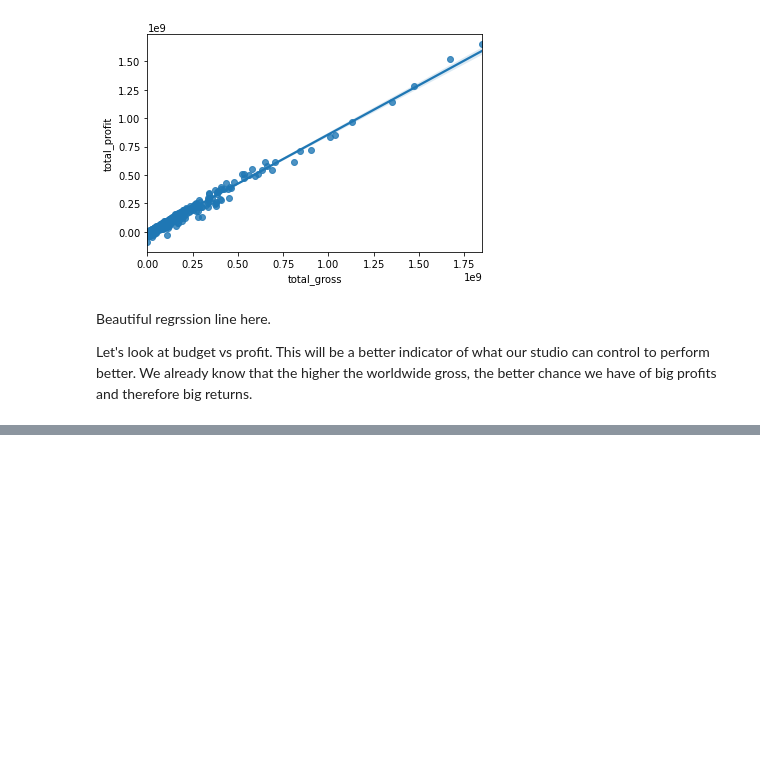
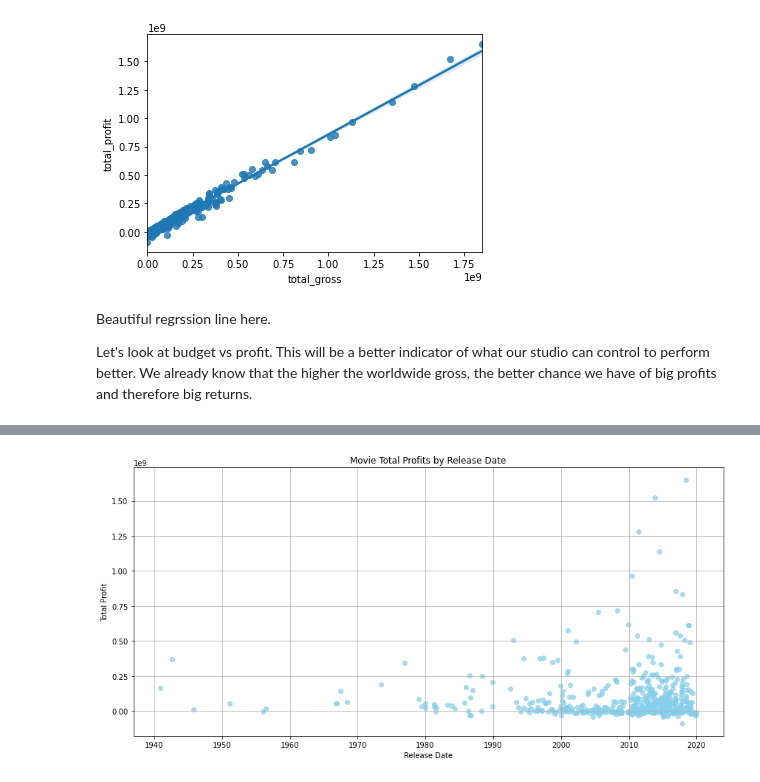
Before and after one commit to byrdwcrawford/Phase-2-Project, a Jupyter notebook: notebook.ipynb, the cells around one changed output, grey strips where cells are left out. Cells and saved outputs as stored; diff of their text form; code cells hidden in the pictures; blank space fills up the shorter version.

```diff
--- a/notebook.ipynb
+++ b/notebook.ipynb
@@ -2200,0 +2264,18 @@ Let's look at budget vs profit.  This will be a better indicator of what our stu
+# %%
+
+filtered_df = last_df[last_df['runtime_minutes'] > 0]
+
+# Convert 'release_date' to datetime if it's not already in datetime format
+filtered_df['release_date'] = pd.to_datetime(filtered_df['release_date'])
+
+# Creating the plot
+plt.figure(figsize=(12, 6))
+plt.scatter(filtered_df['release_date'], filtered_df['total_profit'], color='skyblue', alpha=0.7)
+plt.title('Movie Total Profits by Release Date')
+plt.xlabel('Release Date')
+plt.ylabel('Total Profit')
+plt.grid(True)
+plt.tight_layout()
+plt.show()
+# %% [output]
+[figure, added]
```
Also changed, not shown: parts of 8 cells of this notebook, 2 other files.
